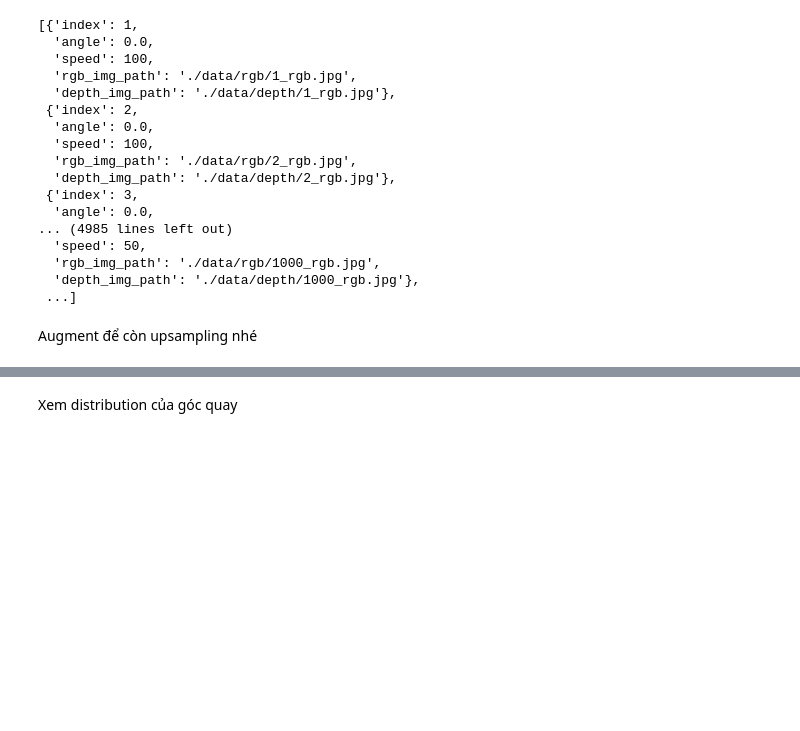
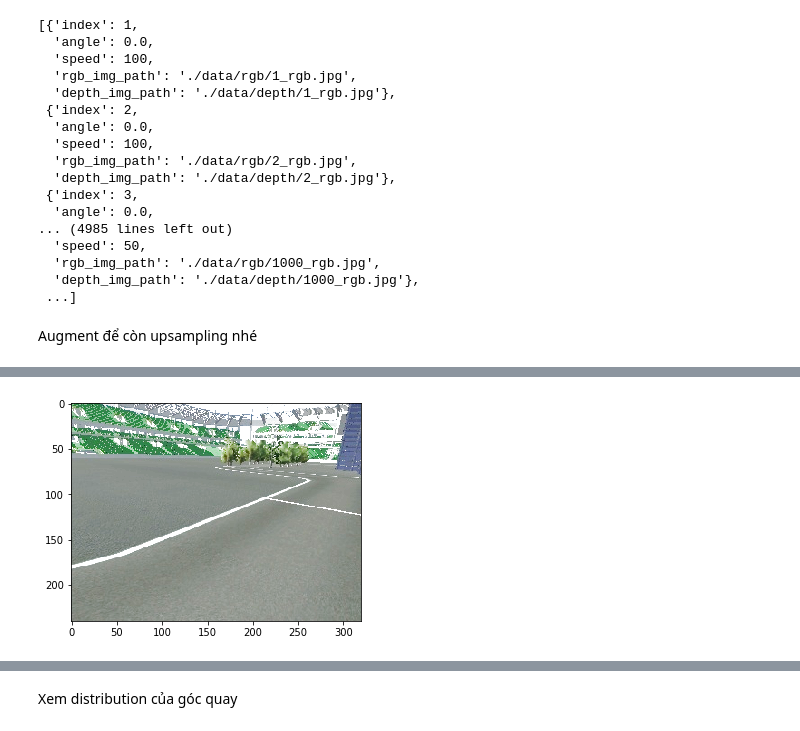
Before and after one commit to hit-haui/model_notTrashCar, a Jupyter notebook: data_normalize.ipynb, the cells around one changed output, grey strips where cells are left out. Drawn from its saved outputs; the diff is of its cells as text; code cells hidden in the pictures; blank space fills up the shorter version.

```diff
--- a/data_normalize.ipynb
+++ b/data_normalize.ipynb
@@ -95,0 +118,5 @@ print(-random_sample['angle'])
+# %%
+random_brightness_img = am.random_brightness(test_img)
+show_img(random_brightness_img)
+# %% [output]
+[figure, added]
```
Also changed, not shown: parts of 24 cells of this notebook, 1 other file.
